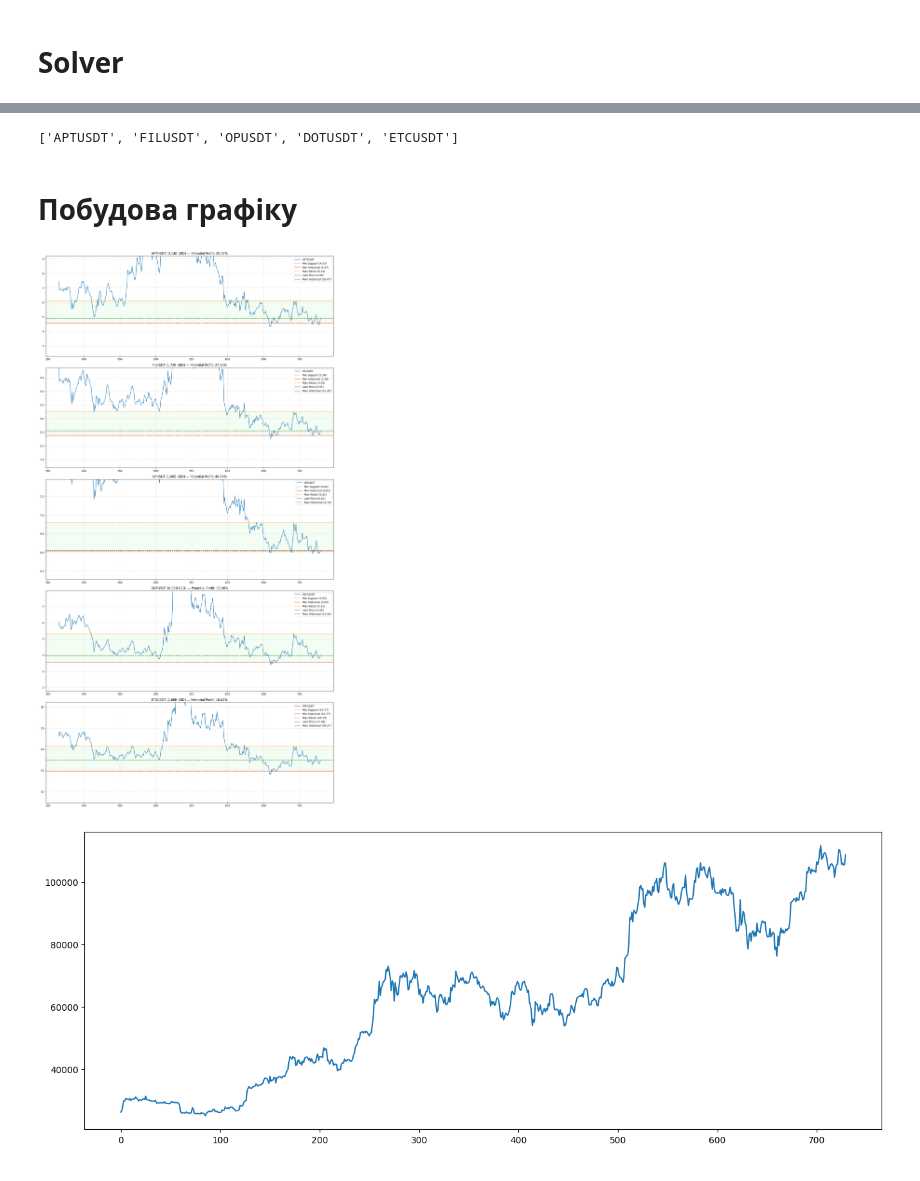
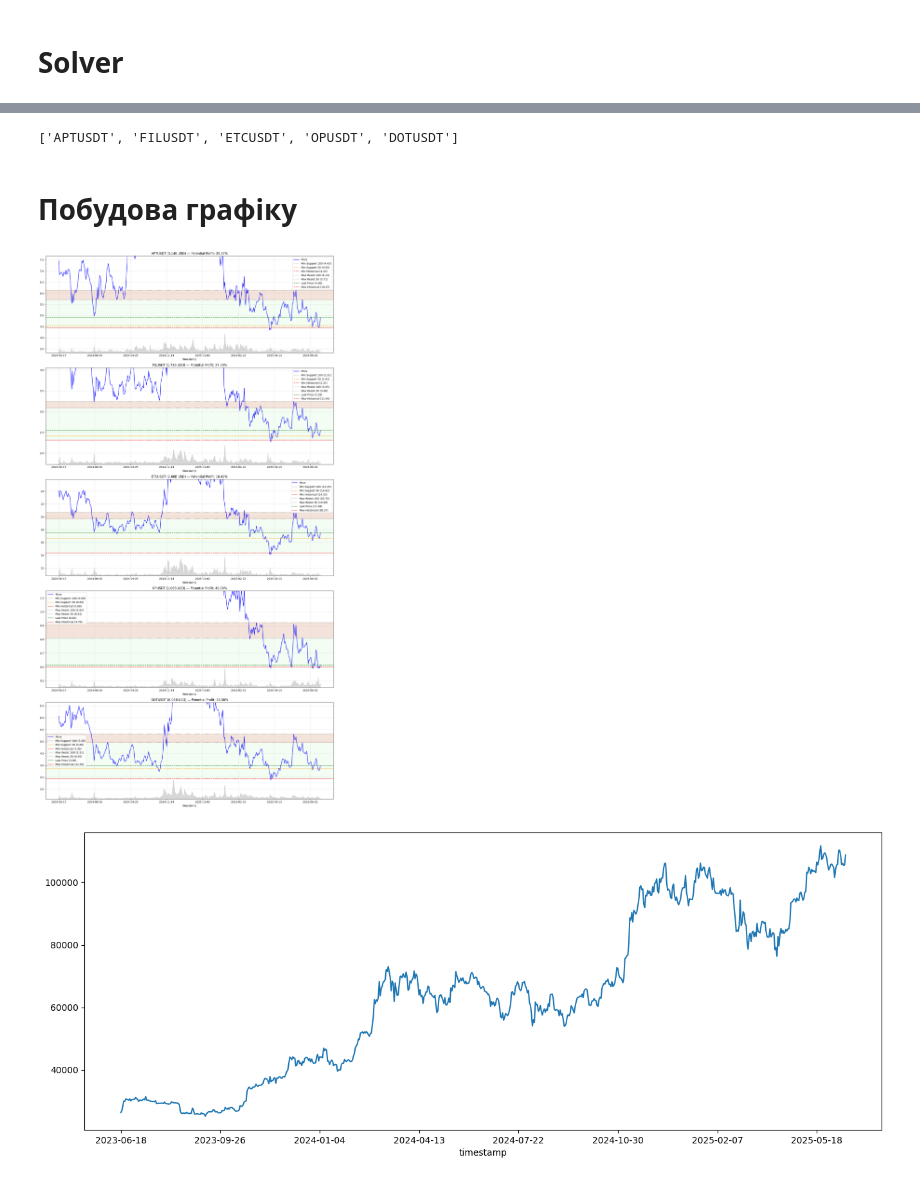
Before and after one commit to Familenko/bit_research, a Jupyter notebook: analyze_practice.ipynb, the cells around one changed output, grey strips where cells are left out. Drawn from its saved outputs; the diff is of its cells as text; code cells hidden in the pictures.

```diff
--- a/analyze_practice.ipynb
+++ b/analyze_practice.ipynb
@@ -31,0 +23,7 @@ df = rer.dropna(axis=1, how='any')
+# %%
+df = pd.read_csv('data.csv')
+df_vol = df[['timestamp', 'symbol', 'volume']].copy()
+
+df_vol = df_vol.pivot(index='timestamp', columns='symbol', values='volume')
+df_vol = df_vol.dropna(axis=1, how='any')
+df_vol
@@ -32,3 +45,8 @@ df = rer.dropna(axis=1, how='any')
+# %%
+df = df[['timestamp', 'symbol', 'close']]
+
+df = df.pivot(index='timestamp', columns='symbol', values='close')
+df = df.dropna(axis=1, how='any')
 # %%
 df
 # %% [output]
@@ -50,8 +69,8 @@ df
 # %%
 def find_optimal_parameters(df, symbol_list=None,
                             min_last_days=30, max_last_days=100, step_day=1,
-                            min_procent=0.01, max_procent=1.0, step_procent=0.05,
-                            min_std_procent=0.01, max_std_procent=0.5, step_std=0.01):
+                            min_procent=0.01, max_procent=0.5, step_procent=0.05,
+                            min_std_procent=0.01, max_std_procent=0.2, step_std=0.01):
     results = {}
 
     if symbol_list is None:
@@ -65,15 +84,19 @@ def find_optimal_parameters(df, symbol_list=None,
         for last_days in range(min_last_days, max_last_days + 1, step_day):
             df_slice = df[symbol].iloc[-last_days:]
             mean_val = df_slice.mean()
+            df_warning_100 = df[symbol].iloc[-100:]
+            df_warning_30 = df[symbol].iloc[-30:]
 
             for std_procent in np.arange(max_std_procent, min_std_procent, -step_std):
                 std_n = mean_val * std_procent
 
                 for procent in np.arange(max_procent, min_procent, -step_procent):
                     min_historical = df[symbol].min() * (procent + 1.0)
-                    min_support = df_slice.min() * (procent + 1.0)
+                    min_support_100 = df_warning_100.min() * (procent + 1.0)
+                    min_support_30 = df_warning_30.min() * (procent + 1.0)
                     max_historical = df[symbol].max()
-                    max_resist = df_slice.max()
+                    max_resist_100 = df_warning_100.max()
+                    max_resist_30 = df_warning_30.max()
 
                     if df_slice.std() <= std_n and mean_val <= min_historical:
                         if (procent < optimal_procent or
@@ -85,10 +108,19 @@ def find_optimal_parameters(df, symbol_list=None,
 
         last_price = df[symbol].iloc[-1]
 
-        results[symbol] = (optimal_procent, optimal_last_days, optimal_std_procent, min_support, min_historical, max_historical, max_resist, last_price)
+        if (optimal_procent == max_procent) & (optimal_last_days == min_last_days) & (optimal_std_procent == max_std_procent):
+            continue
+
+        results[symbol] = (optimal_procent, optimal_last_days, optimal_std_procent,
+                           min_support_100, min_support_30, min_historical,
+                           max_historical, max_resist_100, max_resist_30,
+                           last_price)
 
     results = pd.DataFrame(results).T
-    results.columns = ['Optimal Procent', 'Optimal Last Days', 'Optimal Std Procent', 'Min Support', 'Min Historical', 'Max Historical', 'Max Resist', 'Last Price']
+    results.columns = ['Optimal Procent', 'Optimal Last Days', 'Optimal Std Procent',
+                       'Min Support 100', 'Min Support 30', 'Min Historical',
+                       'Max Historical', 'Max Resist 100', 'Max Resist 30',
+                       'Last Price']
     results = results.sort_values(by=['Optimal Procent', 'Optimal Last Days', 'Optimal Std Procent'],
                                     ascending=[True, False, False])
 
@@ -98,3 +128,8 @@ optimal_symbol = find_optimal_parameters(df)
+# %%
+optimal_symbol = find_optimal_parameters(df, symbol_list=None,
+                                         min_last_days=90, max_last_days=100, step_day=5,
+                                         min_procent=0.01, max_procent=0.5, step_procent=0.01,
+                                         min_std_procent=0.01, max_std_procent=0.2, step_std=0.01)
 # %%
 ignore_symbols = ['USDCUSDT', 'FDUSDUSDT']
 optimal_symbol = optimal_symbol[~optimal_symbol.index.isin(ignore_symbols)]
@@ -123,7 +150,7 @@ result = optimal_symbol.head(5).index.to_list()
 # %%
 result
 # %% [output]
-['APTUSDT', 'FILUSDT', 'OPUSDT', 'DOTUSDT', 'ETCUSDT']
+['APTUSDT', 'FILUSDT', 'ETCUSDT', 'OPUSDT', 'DOTUSDT']
 # %% [markdown]
 # Побудова графіку
 # %%
@@ -172,12 +209,12 @@ def paint_result(df, result, info_df, cap_df, last_days=365):
     plt.tight_layout()
     plt.show()
 # %%
-paint_result(df, result, optimal_symbol, cap_df, last_days=365)
+paint_result(df, result, optimal_symbol, cap_df, df_vol, last_days=365)
 # %% [output]
-[figure, old version]
+[figure, new version]
 # %%
 plt.figure(figsize=(16, 6))
 df['BTCUSDT'].plot()
 plt.show()
 # %% [output]
-[figure, old version]
+[figure, new version]
```
Also changed, not shown: parts of 6 cells of this notebook, 1 other file.
